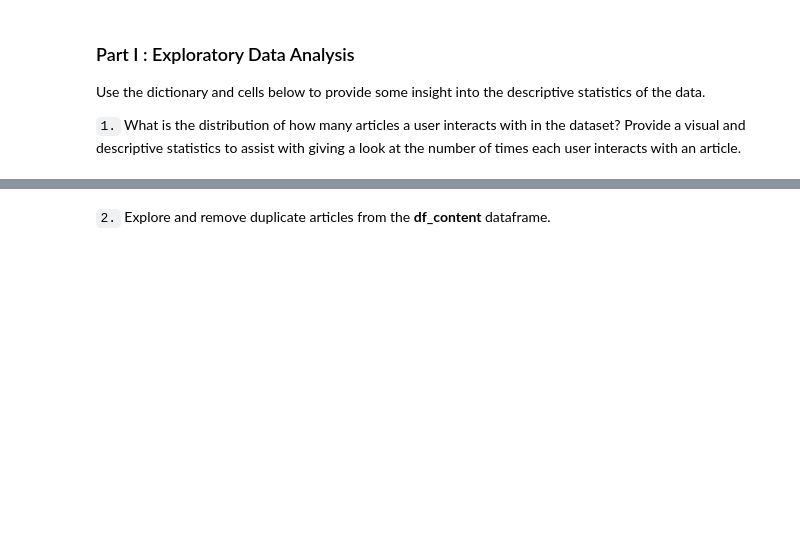
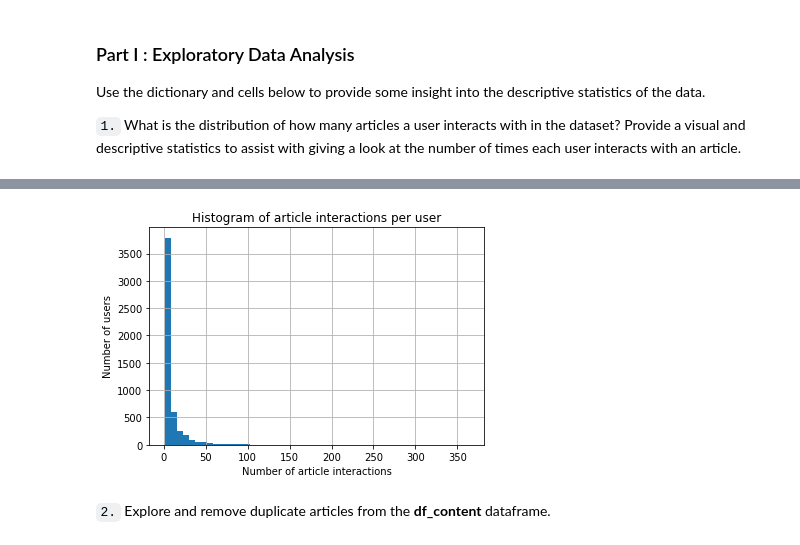
Before and after one commit to mwinterde/Recommendations-With-IBM, a Jupyter notebook: Recommendations_with_IBM.ipynb, the cells around one changed output, grey strips where cells are left out. Saved outputs shown, nothing was run; the diff lists cells and outputs as text; code cells hidden in the pictures; blank space fills up the shorter version.

```diff
--- a/Recommendations_with_IBM.ipynb
+++ b/Recommendations_with_IBM.ipynb
@@ -53,6 +60,6 @@ Use the dictionary and cells below to provide some insight into the descriptive
 `1.` What is the distribution of how many articles a user interacts with in the dataset?  Provide a visual and descriptive statistics to assist with giving a look at the number of times each user interacts with an article.
 # %%
 # Fill in the median and maximum number of user_article interactios below
-
-median_val = # 50% of individuals interact with ____ number of articles or fewer.
-max_views_by_user = # The maximum number of user-article interactions by any 1 user is ______.
+counts = df.email.value_counts()
+median_val = counts.median() # 50% of individuals interact with ____ number of articles or fewer.
+max_views_by_user = counts.max() # The maximum number of user-article interactions by any 1 user is ______.
@@ -59,2 +81,11 @@ max_views_by_user = # The maximum number of user-article interactions by any 1 u
+# %%
+# Histogram of user_article interactions
+plt.title('Histogram of article interactions per user')
+counts.hist(bins=50)
+plt.xlabel('Number of article interactions')
+plt.ylabel('Number of users')
+plt.show()
+# %% [output]
+[figure, added]
 # %% [markdown]
 `2.` Explore and remove duplicate articles from the **df_content** dataframe.
```
Also changed, not shown: parts of 48 cells of this notebook, 1 other file.
